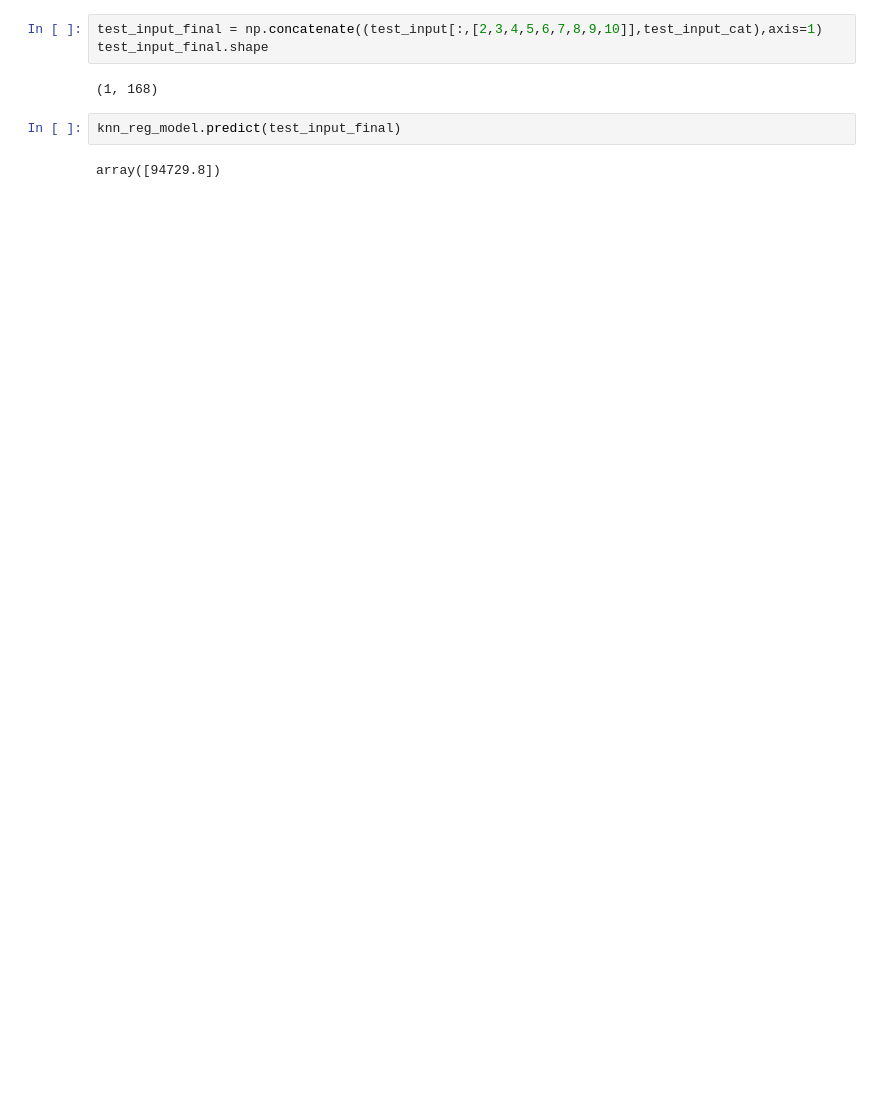
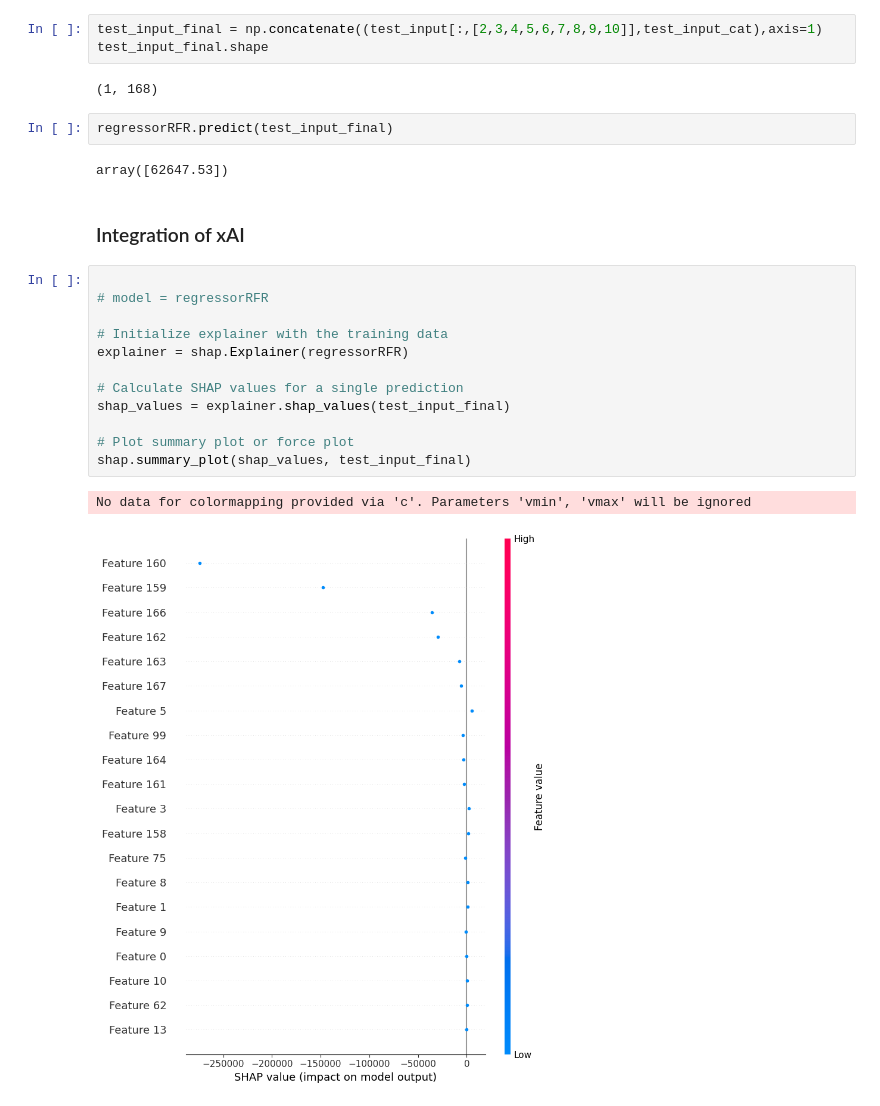
Before and after one commit to Omkar-Rajkumar-Khade/Custom_Bike_Pricing_Optimizer, a Jupyter notebook: Custom_Bike_Pricing_Optimizer_without_pipeline.ipynb, the cells around one changed output. Saved outputs shown, nothing was run; the diff lists cells and outputs as text; blank space fills up the shorter version.

```diff
--- a/Custom_Bike_Pricing_Optimizer_without_pipeline.ipynb
+++ b/Custom_Bike_Pricing_Optimizer_without_pipeline.ipynb
@@ -416,6 +419,23 @@ test_input_final.shape
 # %% [output]
 (1, 168)
 # %%
-knn_reg_model.predict(test_input_final)
+regressorRFR.predict(test_input_final)
 # %% [output]
-array([94729.8])
+array([62647.53])
+# %% [markdown]
+### Integration of xAI
+# %%
+
+# model = regressorRFR
+
+# Initialize explainer with the training data
+explainer = shap.Explainer(regressorRFR)
+
+# Calculate SHAP values for a single prediction
+shap_values = explainer.shap_values(test_input_final)
+
+# Plot summary plot or force plot
+shap.summary_plot(shap_values, test_input_final)
+# %% [output]
+No data for colormapping provided via 'c'. Parameters 'vmin', 'vmax' will be ignored
+[figure, added]
```
Also changed, not shown: parts of 13 cells of this notebook, 1 other file.
